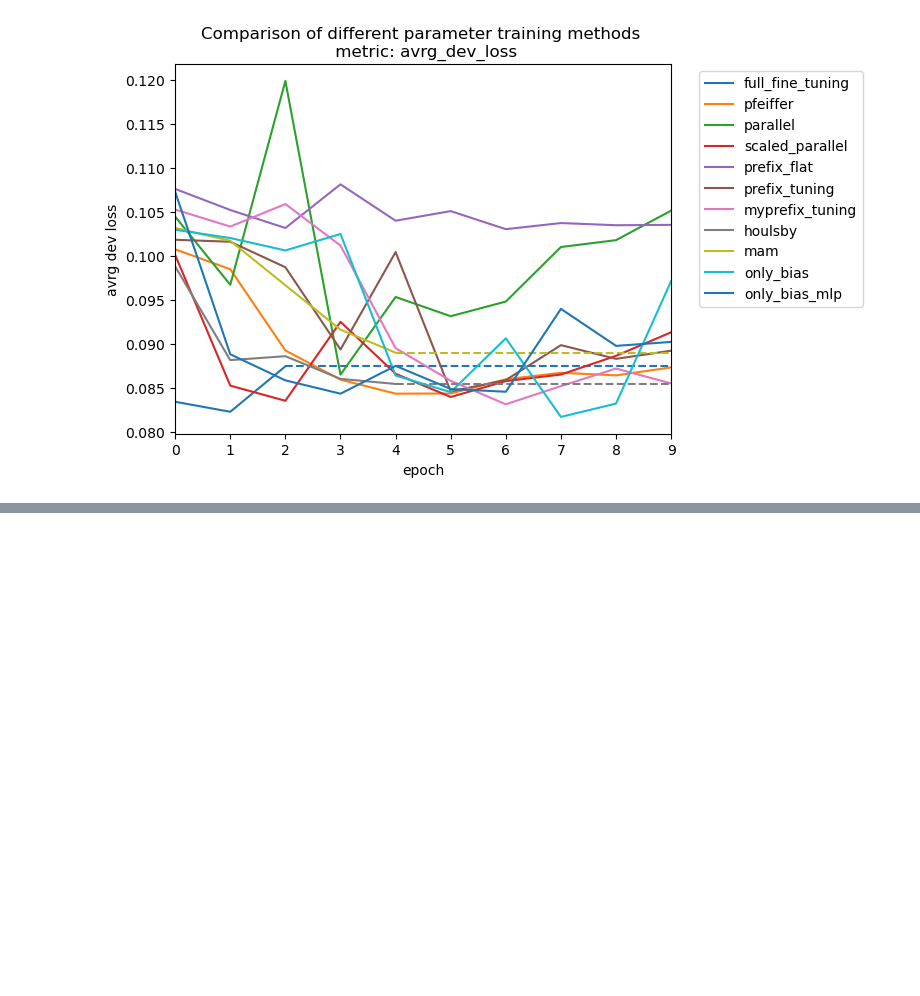
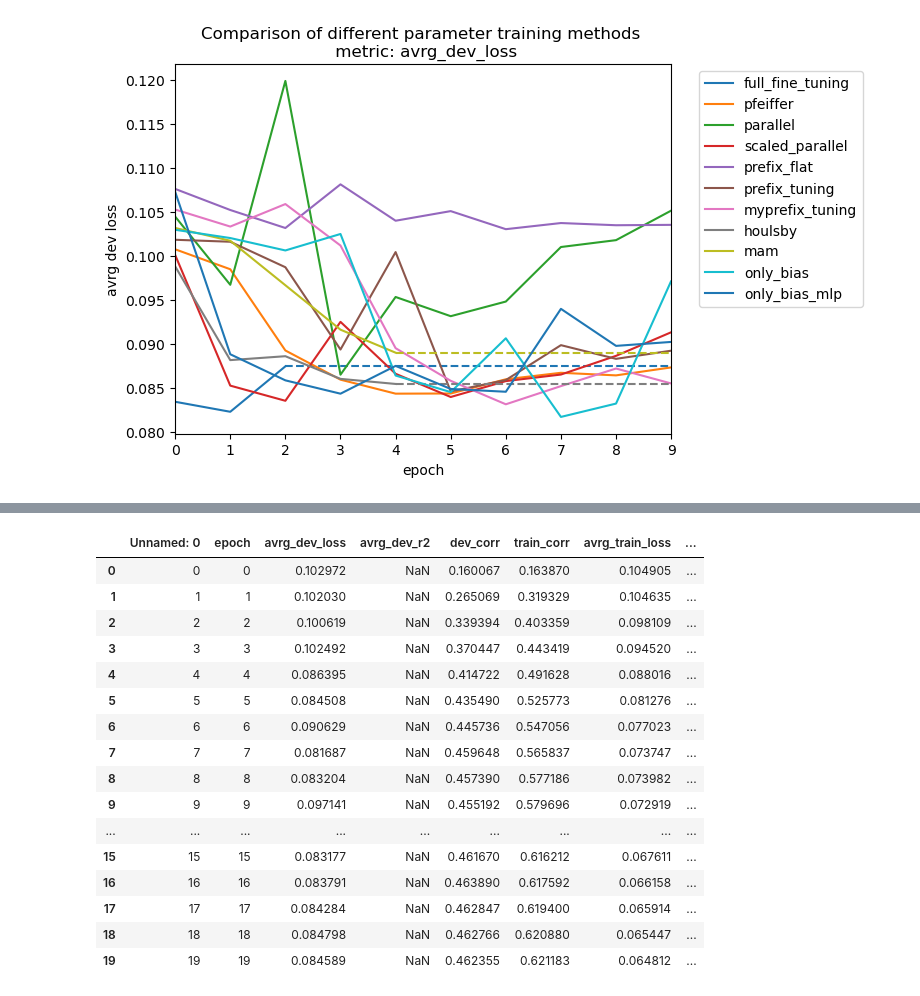
Before and after one commit to myrazma/2022_Masterthesis_Code, a Jupyter notebook: analysis/model_analysis.ipynb, the cells around one changed output, grey strips where cells are left out. Cells and saved outputs as stored; diff of their text form; code cells hidden in the pictures; blank space fills up the shorter version.

```diff
--- a/analysis/model_analysis.ipynb
+++ b/analysis/model_analysis.ipynb
@@ -227,0 +236,20 @@ compare_models(histories=histories, metric='avrg_dev_loss', max_epochs=9)
+# %%
+only_bias
+# %% [output]
+|  | Unnamed: 0 | epoch | avrg_dev_loss | avrg_dev_r2 | dev_corr | train_corr | avrg_train_loss | ... |
+| 0 | 0 | 0 | 0.102972 | NaN | 0.160067 | 0.163870 | 0.104905 | ... |
+| 1 | 1 | 1 | 0.102030 | NaN | 0.265069 | 0.319329 | 0.104635 | ... |
+| 2 | 2 | 2 | 0.100619 | NaN | 0.339394 | 0.403359 | 0.098109 | ... |
+| 3 | 3 | 3 | 0.102492 | NaN | 0.370447 | 0.443419 | 0.094520 | ... |
+| 4 | 4 | 4 | 0.086395 | NaN | 0.414722 | 0.491628 | 0.088016 | ... |
+| 5 | 5 | 5 | 0.084508 | NaN | 0.435490 | 0.525773 | 0.081276 | ... |
+| 6 | 6 | 6 | 0.090629 | NaN | 0.445736 | 0.547056 | 0.077023 | ... |
+| 7 | 7 | 7 | 0.081687 | NaN | 0.459648 | 0.565837 | 0.073747 | ... |
+| 8 | 8 | 8 | 0.083204 | NaN | 0.457390 | 0.577186 | 0.073982 | ... |
+| 9 | 9 | 9 | 0.097141 | NaN | 0.455192 | 0.579696 | 0.072919 | ... |
+| ... | ... | ... | ... | ... | ... | ... | ... | ... |
+| 15 | 15 | 15 | 0.083177 | NaN | 0.461670 | 0.616212 | 0.067611 | ... |
+| 16 | 16 | 16 | 0.083791 | NaN | 0.463890 | 0.617592 | 0.066158 | ... |
+| 17 | 17 | 17 | 0.084284 | NaN | 0.462847 | 0.619400 | 0.065914 | ... |
+| 18 | 18 | 18 | 0.084798 | NaN | 0.462766 | 0.620880 | 0.065447 | ... |
+| 19 | 19 | 19 | 0.084589 | NaN | 0.462355 | 0.621183 | 0.064812 | ... |
```
Also changed, not shown: parts of 3 cells of this notebook, 4 other files.
